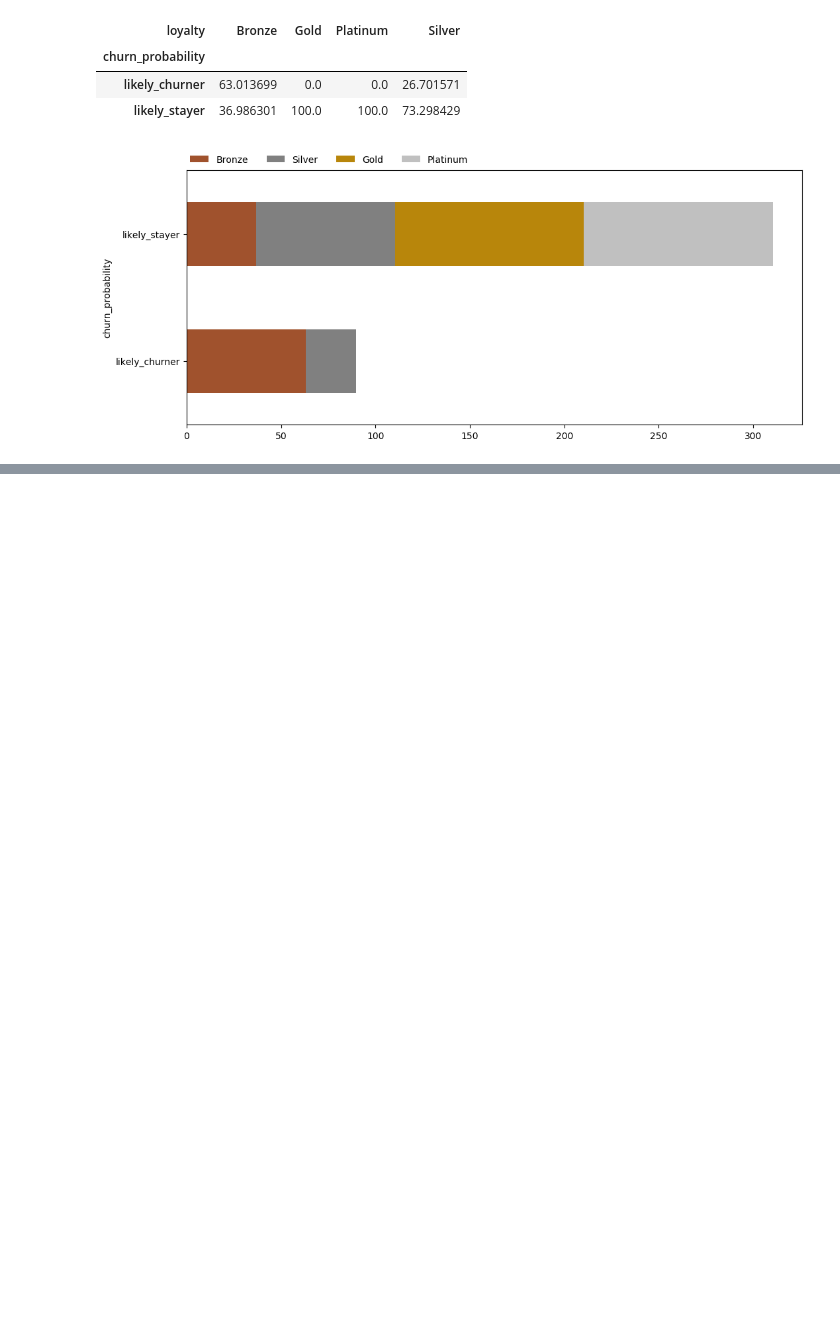
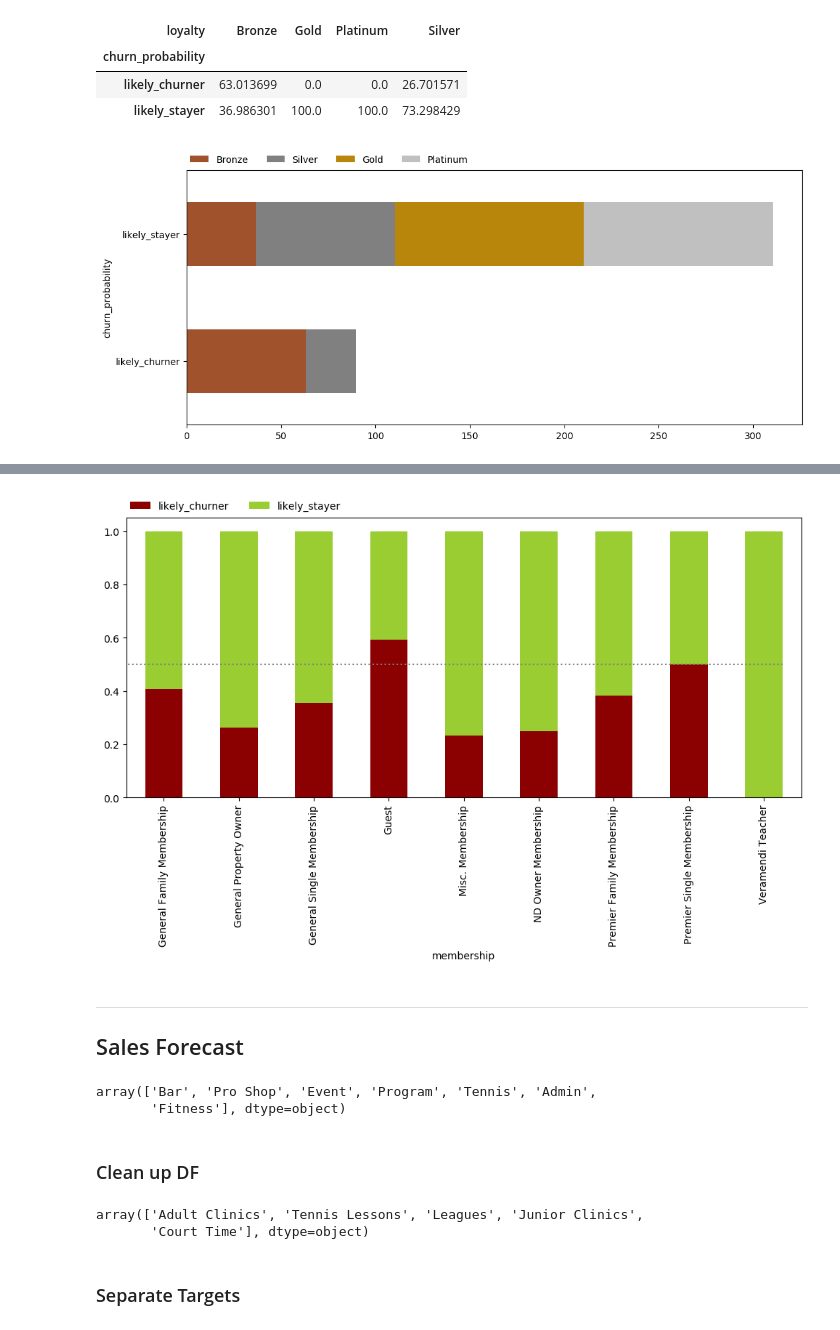
Before and after one commit to crisgiovanoni/jncc_project, a Jupyter notebook: modeling.ipynb, the cells around one changed output, grey strips where cells are left out. Saved outputs shown, nothing was run; the diff lists cells and outputs as text; code cells hidden in the pictures; blank space fills up the shorter version.

```diff
--- a/modeling.ipynb
+++ b/modeling.ipynb
@@ -1290,3 +1290,5 @@ ax.legend(loc='lower left', bbox_to_anchor= (0.0, 1.01), ncol=4, borderaxespad=0
 plt.show()
 # %% [output]
 [figure]
+# %%
+member_churn = pd.crosstab(rfmdf.membership,rfmdf.churn_probability).apply(lambda r: r/r.sum(), axis=1)
@@ -1292,0 +1309,12 @@ plt.show()
+# %%
+nogo = colors.ListedColormap(["darkred","yellowgreen"])
+ax = member_churn.plot(kind="bar",stacked=True,cmap=nogo,figsize=(12,5),legend=True)
+ax.legend(loc='lower left', bbox_to_anchor= (0.0, 1.01), ncol=4, borderaxespad=0, frameon=False)
+
+plt.hlines(y=0.5,xmin=-0.9,xmax=8.25,colors="gray",linestyles=":")
+plt.show()
+# %% [output]
+[figure, added]
+# %% [markdown]
+---
+## Sales Forecast
@@ -1292,0 +1333,12 @@ plt.show()
+# %%
+df.category.unique()
+# %% [output]
+array(['Bar', 'Pro Shop', 'Event', 'Program', 'Tennis', 'Admin',
+       'Fitness'], dtype=object)
+# %% [markdown]
+### Clean up DF
+# %%
+df.item_group[df.category=="Tennis"].unique()
+# %% [output]
+array(['Adult Clinics', 'Tennis Lessons', 'Leagues', 'Junior Clinics',
+       'Court Time'], dtype=object)
@@ -1292,0 +1347,2 @@ plt.show()
+# %% [markdown]
+### Separate Targets
```
Also changed, not shown: parts of 9 cells of this notebook.
